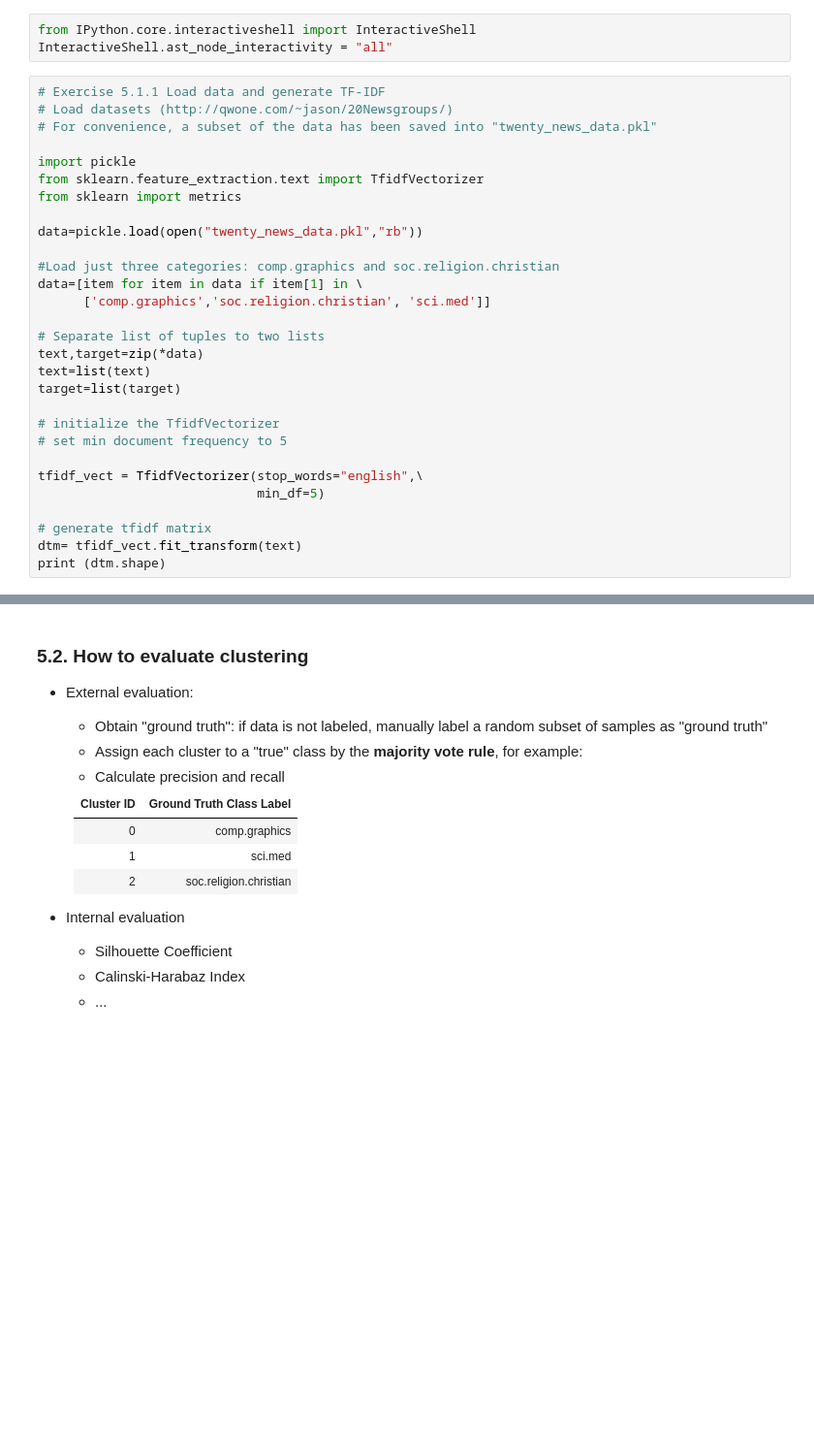
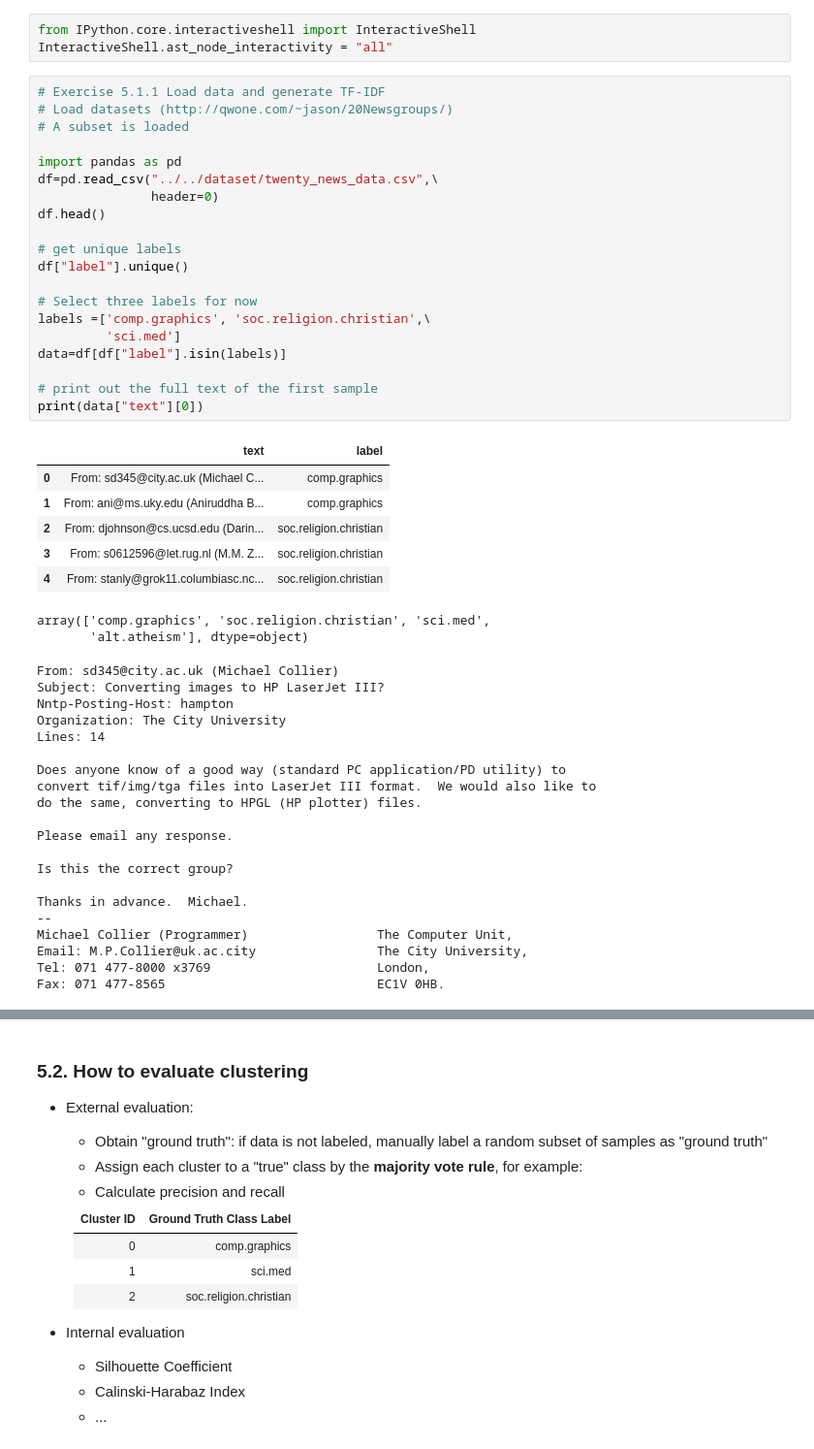
Before and after one commit to taokz/Web-Mining, a Jupyter notebook: Courseware/05. Text Clustering & Topic Modeling/Clustering/Text_Clustering.ipynb, the cells around one changed output, grey strips where cells are left out. Shown at 97% size. Drawn from its saved outputs; the diff is of its cells as text; blank space fills up the shorter version.

```diff
--- a/Courseware/05. Text Clustering & Topic Modeling/Clustering/Text_Clustering.ipynb
+++ b/Courseware/05. Text Clustering & Topic Modeling/Clustering/Text_Clustering.ipynb
@@ -86,32 +85,52 @@ References:
 # %%
 from IPython.core.interactiveshell import InteractiveShell
 InteractiveShell.ast_node_interactivity = "all"
-# %%
-# Exercise 5.1.1 Load data and generate TF-IDF
-# Load datasets (http://qwone.com/~jason/20Newsgroups/)
-# For convenience, a subset of the data has been saved into "twenty_news_data.pkl"
-
-import pickle
-from sklearn.feature_extraction.text import TfidfVectorizer
-from sklearn import metrics
-
-data=pickle.load(open("twenty_news_data.pkl","rb"))
-
-#Load just three categories: comp.graphics and soc.religion.christian
-data=[item for item in data if item[1] in \
-      ['comp.graphics','soc.religion.christian', 'sci.med']]
-
-# Separate list of tuples to two lists
-text,target=zip(*data)
-text=list(text)
-target=list(target)
-
-# initialize the TfidfVectorizer
-# set min document frequency to 5
-
-tfidf_vect = TfidfVectorizer(stop_words="english",\
-                             min_df=5)
-
-# generate tfidf matrix
-dtm= tfidf_vect.fit_transform(text)
-print (dtm.shape)
+# %%
+# Exercise 5.1.1 Load data and generate TF-IDF
+# Load datasets (http://qwone.com/~jason/20Newsgroups/)
+# A subset is loaded
+
+import pandas as pd
+df=pd.read_csv("../../dataset/twenty_news_data.csv",\
+               header=0)
+df.head()
+
+# get unique labels
+df["label"].unique()
+
+# Select three labels for now
+labels =['comp.graphics', 'soc.religion.christian',\
+         'sci.med']
+data=df[df["label"].isin(labels)]
+
+# print out the full text of the first sample
+print(data["text"][0])
+# %% [output]
+|  | text | label |
+| 0 | From: sd345@city.ac.uk (Michael C... | comp.graphics |
+| 1 | From: ani@ms.uky.edu (Aniruddha B... | comp.graphics |
+| 2 | From: djohnson@cs.ucsd.edu (Darin... | soc.religion.christian |
+| 3 | From: s0612596@let.rug.nl (M.M. Z... | soc.religion.christian |
+| 4 | From: stanly@grok11.columbiasc.nc... | soc.religion.christian |
+array(['comp.graphics', 'soc.religion.christian', 'sci.med',
+       'alt.atheism'], dtype=object)
+From: sd345@city.ac.uk (Michael Collier)
+Subject: Converting images to HP LaserJet III?
+Nntp-Posting-Host: hampton
+Organization: The City University
+Lines: 14
+
+Does anyone know of a good way (standard PC application/PD utility) to
+convert tif/img/tga files into LaserJet III format.  We would also like to
+do the same, converting to HPGL (HP plotter) files.
+
+Please email any response.
+
+Is this the correct group?
+
+Thanks in advance.  Michael.
+--
+Michael Collier (Programmer)                 The Computer Unit,
+Email: M.P.Collier@uk.ac.city                The City University,
+Tel: 071 477-8000 x3769                      London,
+Fax: 071 477-8565                            EC1V 0HB.
```
Also changed, not shown: parts of 16 cells of this notebook, 44 other files.
